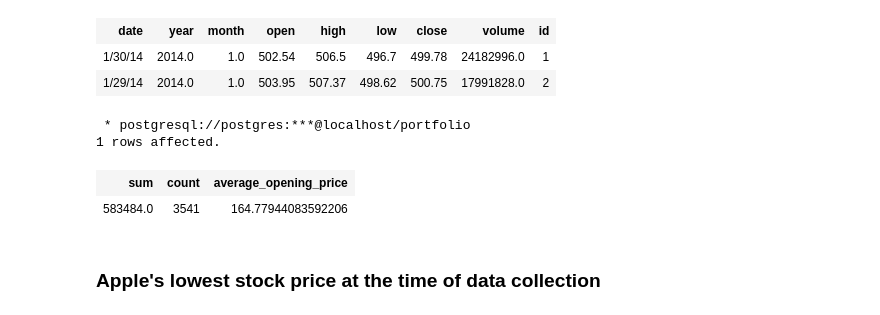
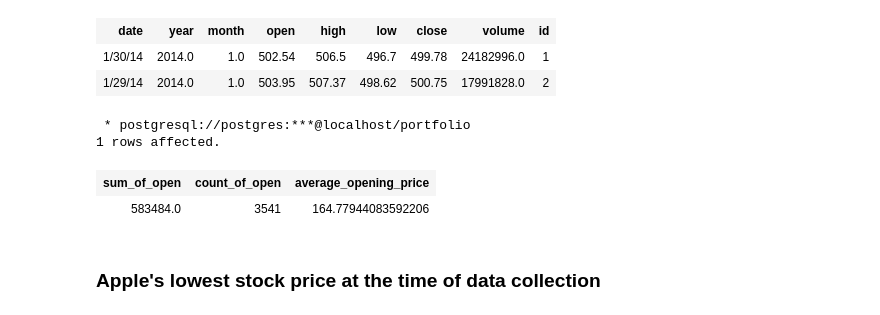
Before and after one commit to davidkeya/SQL-Projects, a Jupyter notebook: SQL Review 2021/Apple Stock Prices Analysis Using Sql and Python.ipynb, the cells around one changed output. Cells and saved outputs as stored; diff of their text form; code cells hidden in the pictures.

```diff
--- a/SQL Review 2021/Apple Stock Prices Analysis Using Sql and Python.ipynb
+++ b/SQL Review 2021/Apple Stock Prices Analysis Using Sql and Python.ipynb
@@ -174,11 +172,11 @@ LIMIT 2
 | 1/29/14 | 2014.0 | 1.0 | 503.95 | 507.37 | 498.62 | 500.75 | 17991828.0 | 2 |
 # %%
 %%sql
-SELECT SUM(open), COUNT(open), (SUM(open)/COUNT(open)) AS Average_Opening_Price FROM apple_stock_prices
+SELECT SUM(open) AS sum_of_open, COUNT(open) AS count_of_open, (SUM(open)/COUNT(open)) AS Average_Opening_Price FROM apple_stock_prices
 # %% [output]
  * postgresql://postgres:***@localhost/portfolio
 1 rows affected.
-| sum | count | average_opening_price |
+| sum_of_open | count_of_open | average_opening_price |
 | 583484.0 | 3541 | 164.77944083592206 |
 # %% [markdown]
 ### Apple's lowest stock price at the time of data collection
```
Also changed, not shown: parts of 10 cells of this notebook, 1 other file.
